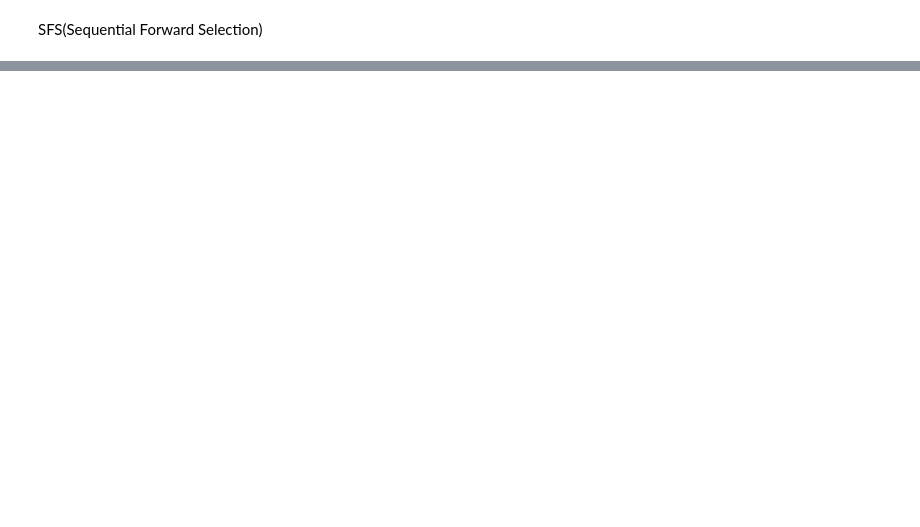
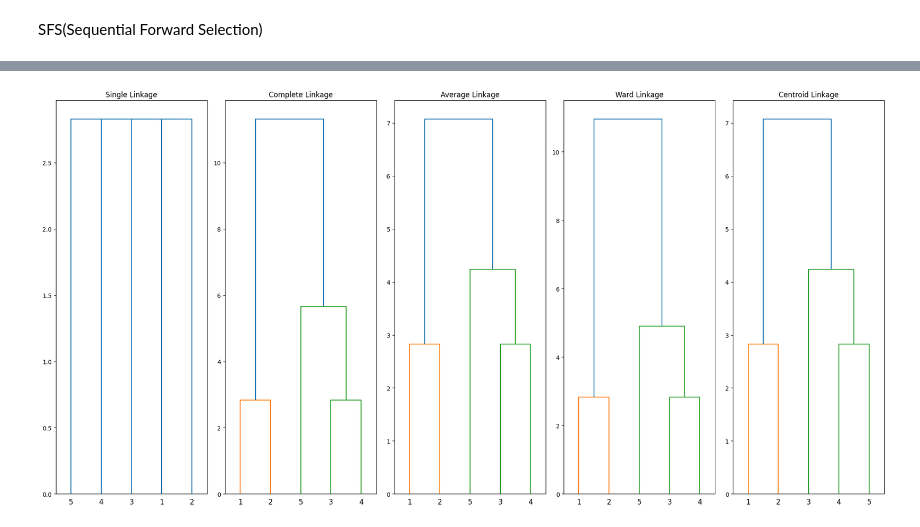
Before and after one commit to Lakshman3556/Machine_Learning, a Jupyter notebook: week7.ipynb, the cells around one changed output, grey strips where cells are left out. Drawn from its saved outputs; the diff is of its cells as text; code cells hidden in the pictures; blank space fills up the shorter version.

```diff
--- a/week7.ipynb
+++ b/week7.ipynb
@@ -210,0 +249,34 @@ dtype: int64
+# %%
+import numpy as np
+from scipy.cluster.hierarchy import linkage, dendrogram
+import matplotlib.pyplot as plt
+
+# Sample 2D data points
+data = np.array([
+    [1, 2],
+    [3, 4],
+    [5, 6],
+    [7, 8],
+    [9, 10]
+])
+
+# Compute linkage matrices for different methods
+Z_single = linkage(data, method='single')    # Minimum distance
+Z_complete = linkage(data, method='complete') # Maximum distance
+Z_average = linkage(data, method='average')   # Average distance
+Z_ward = linkage(data, method='ward')         # Minimize variance
+Z_centroid = linkage(data, method='centroid') # Distance between centroids
+
+# Plot dendrograms
+methods = ['single', 'complete', 'average', 'ward', 'centroid']
+Z_matrices = [Z_single, Z_complete, Z_average, Z_ward, Z_centroid]
+
+plt.figure(figsize=(20, 10))
+for i, (method, Z) in enumerate(zip(methods, Z_matrices)):
+    plt.subplot(1, 5, i+1)
+    dendrogram(Z, labels=np.arange(1, len(data)+1))
+    plt.title(f'{method.capitalize()} Linkage')
+plt.tight_layout()
+plt.show()
+# %% [output]
+[figure, added]
```
Also changed, not shown: parts of 16 cells of this notebook.
